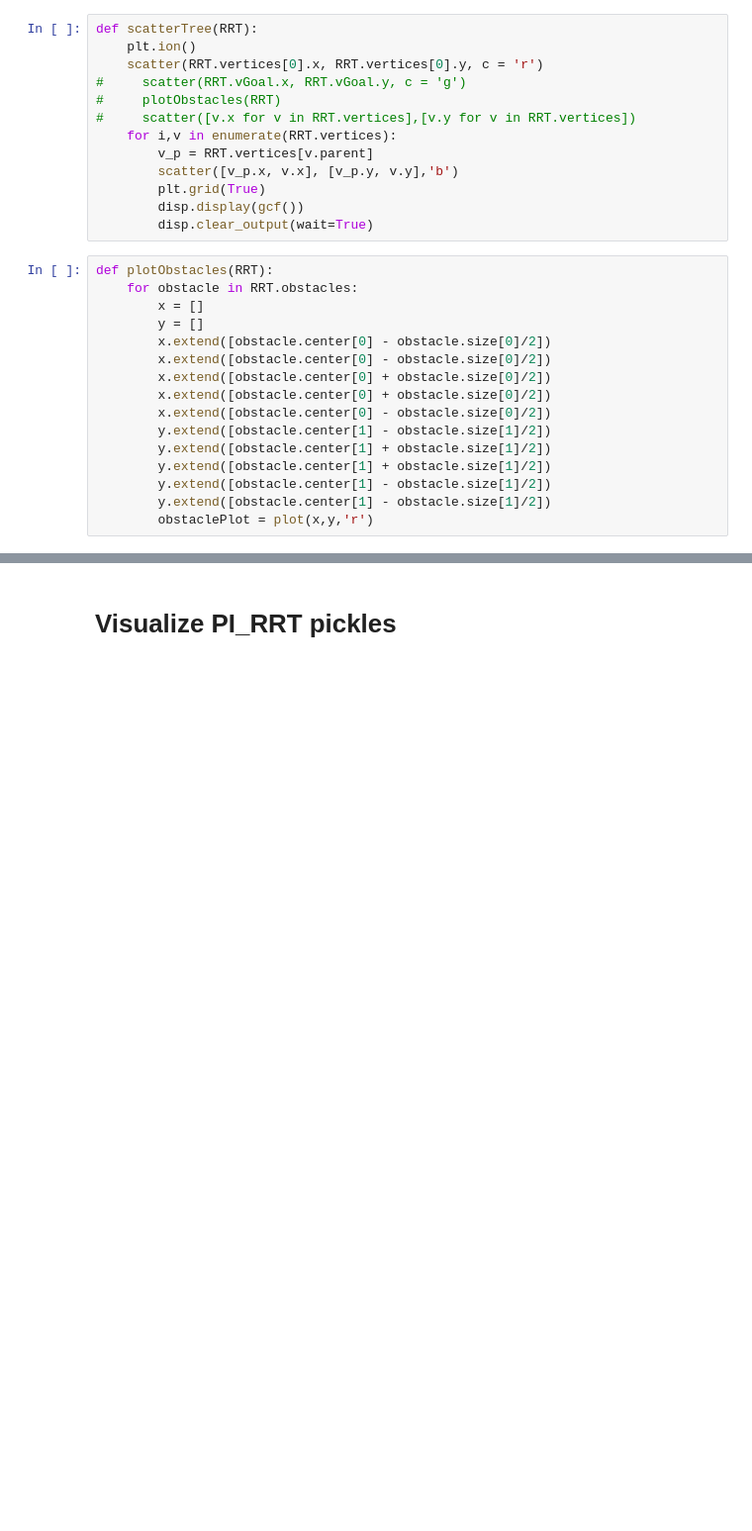
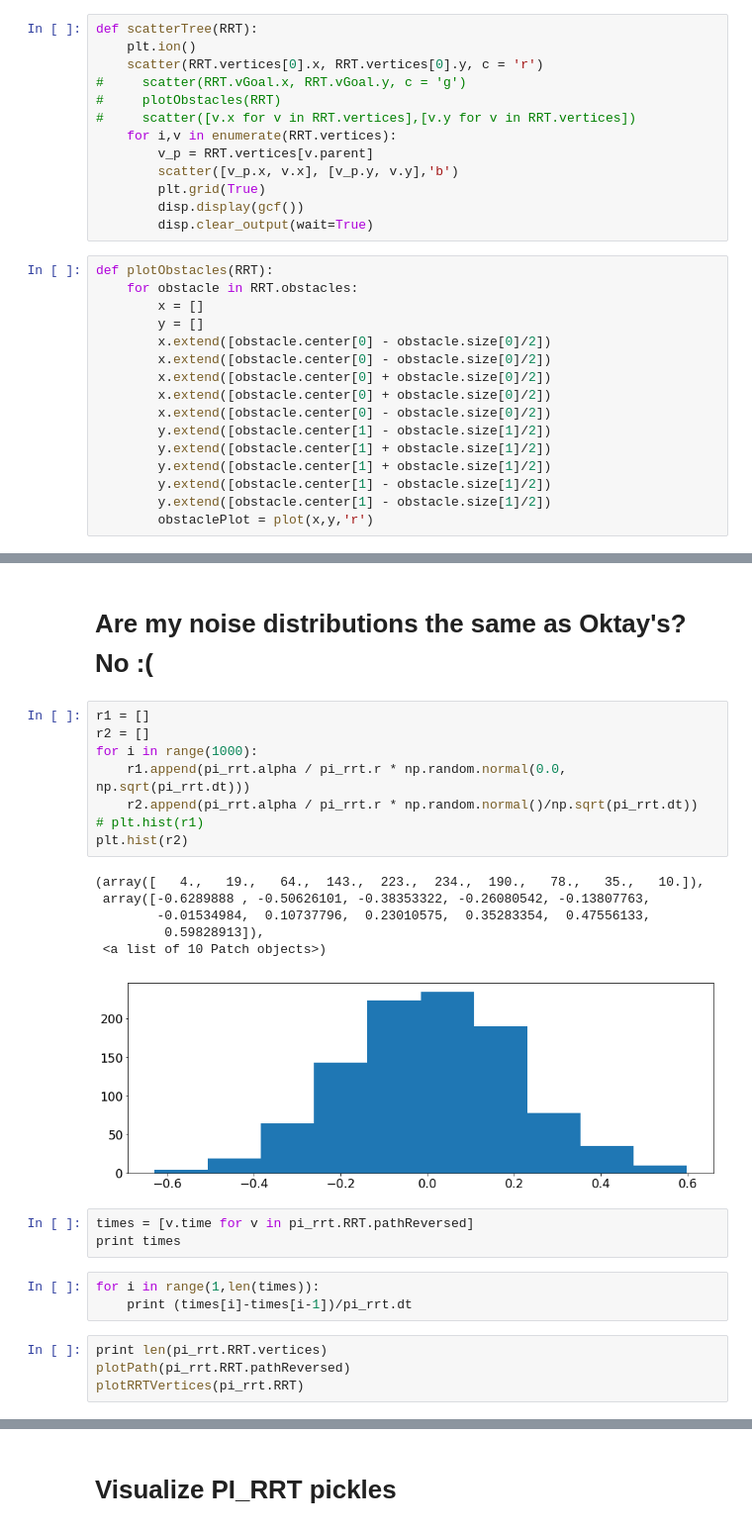
Before and after one commit to ankitkaushik/StochasticOptimalControl, a Jupyter notebook: PI_RRT.ipynb, the cells around one changed output, grey strips where cells are left out. Shown: that part at 99% size. Cells and saved outputs as stored; diff of their text form; blank space fills up the shorter version.

```diff
--- a/PI_RRT.ipynb
+++ b/PI_RRT.ipynb
@@ -79,0 +192,27 @@ def plotObstacles(RRT):
+# %% [markdown]
+# Are my noise distributions the same as Oktay's? No :(
+# %%
+r1 = []
+r2 = []
+for i in range(1000):
+    r1.append(pi_rrt.alpha / pi_rrt.r * np.random.normal(0.0, np.sqrt(pi_rrt.dt)))
+    r2.append(pi_rrt.alpha / pi_rrt.r * np.random.normal()/np.sqrt(pi_rrt.dt))
+# plt.hist(r1)
+plt.hist(r2)
+# %% [output]
+(array([   4.,   19.,   64.,  143.,  223.,  234.,  190.,   78.,   35.,   10.]),
+ array([-0.6289888 , -0.50626101, -0.38353322, -0.26080542, -0.13807763,
+        -0.01534984,  0.10737796,  0.23010575,  0.35283354,  0.47556133,
+         0.59828913]),
+ <a list of 10 Patch objects>)
+[figure, added]
+# %%
+times = [v.time for v in pi_rrt.RRT.pathReversed]
+print times
+# %%
+for i in range(1,len(times)):
+    print (times[i]-times[i-1])/pi_rrt.dt
+# %%
+print len(pi_rrt.RRT.vertices)
+plotPath(pi_rrt.RRT.pathReversed)
+plotRRTVertices(pi_rrt.RRT)
```
Also changed, not shown: parts of 62 cells of this notebook, 2 other files.
